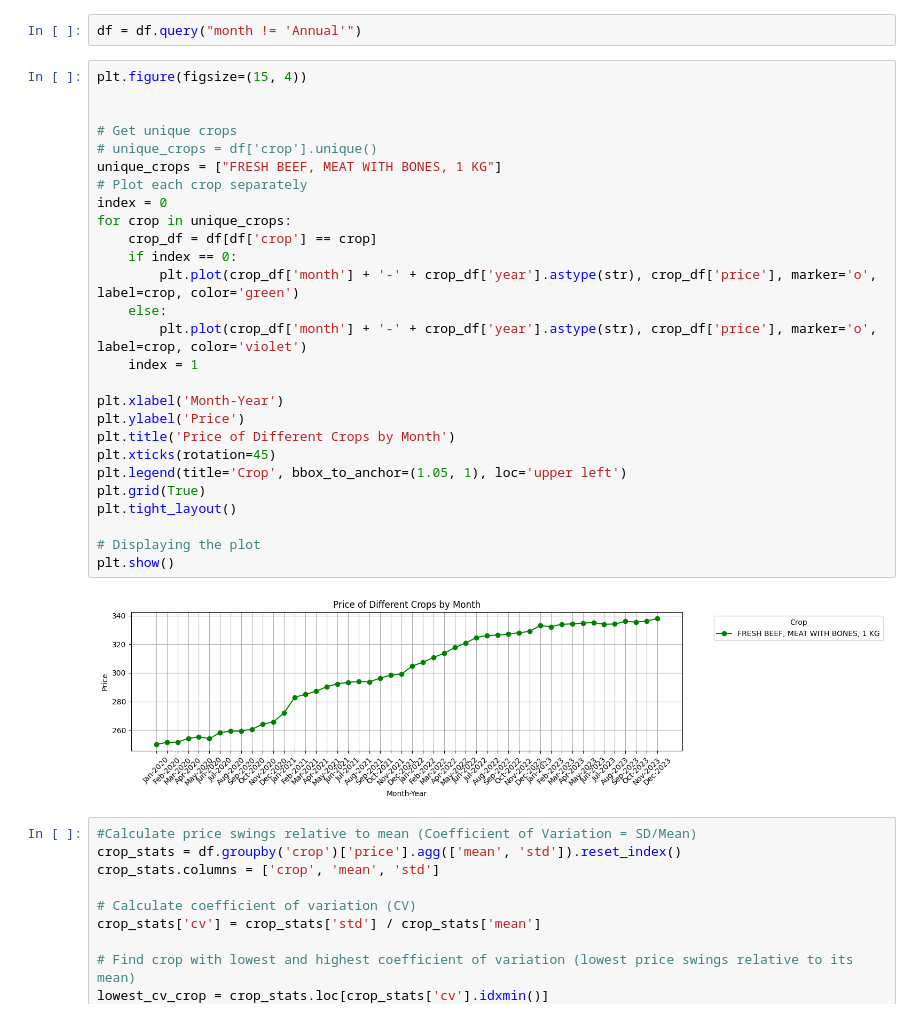
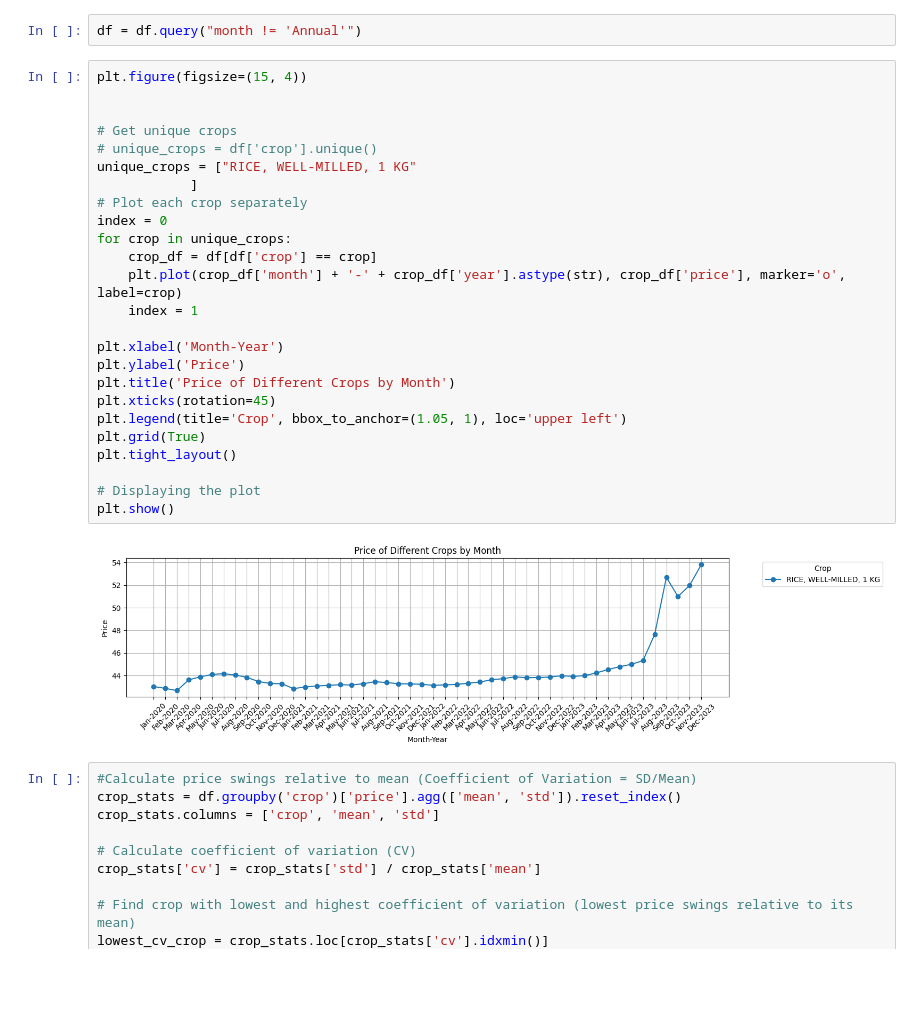
Before and after one commit to rue-22/cs132-group-two, a Jupyter notebook: EDA/1-Overview.ipynb, the cells around one changed output. Cells and saved outputs as stored; diff of their text form; blank space fills up the shorter version.

Commit message:
Add files via upload
code and graph for crops determined to be seasonal via kruskal willis test

```diff
--- a/EDA/1-Overview.ipynb
+++ b/EDA/1-Overview.ipynb
@@ -10,32 +10,30 @@ df = df.query("month != 'Annual'")
 # %%
 plt.figure(figsize=(15, 4))
 
 
 # Get unique crops
 # unique_crops = df['crop'].unique()
-unique_crops = ["FRESH BEEF, MEAT WITH BONES, 1 KG"]
+unique_crops = ["RICE, WELL-MILLED, 1 KG"
+            ]
 # Plot each crop separately
 index = 0
 for crop in unique_crops:
     crop_df = df[df['crop'] == crop]
-    if index == 0:
-        plt.plot(crop_df['month'] + '-' + crop_df['year'].astype(str), crop_df['price'], marker='o', label=crop, color='green')
-    else:
-        plt.plot(crop_df['month'] + '-' + crop_df['year'].astype(str), crop_df['price'], marker='o', label=crop, color='violet')
+    plt.plot(crop_df['month'] + '-' + crop_df['year'].astype(str), crop_df['price'], marker='o', label=crop)
     index = 1
 
 plt.xlabel('Month-Year')
 plt.ylabel('Price')
 plt.title('Price of Different Crops by Month')
 plt.xticks(rotation=45)
 plt.legend(title='Crop', bbox_to_anchor=(1.05, 1), loc='upper left')
 plt.grid(True)
 plt.tight_layout()
 
 # Displaying the plot
 plt.show()
 # %% [output]
-[figure, old version]
+[figure, new version]
 # %%
 #Calculate price swings relative to mean (Coefficient of Variation = SD/Mean)
 crop_stats = df.groupby('crop')['price'].agg(['mean', 'std']).reset_index()
```
Also changed, not shown: 1 other file.
